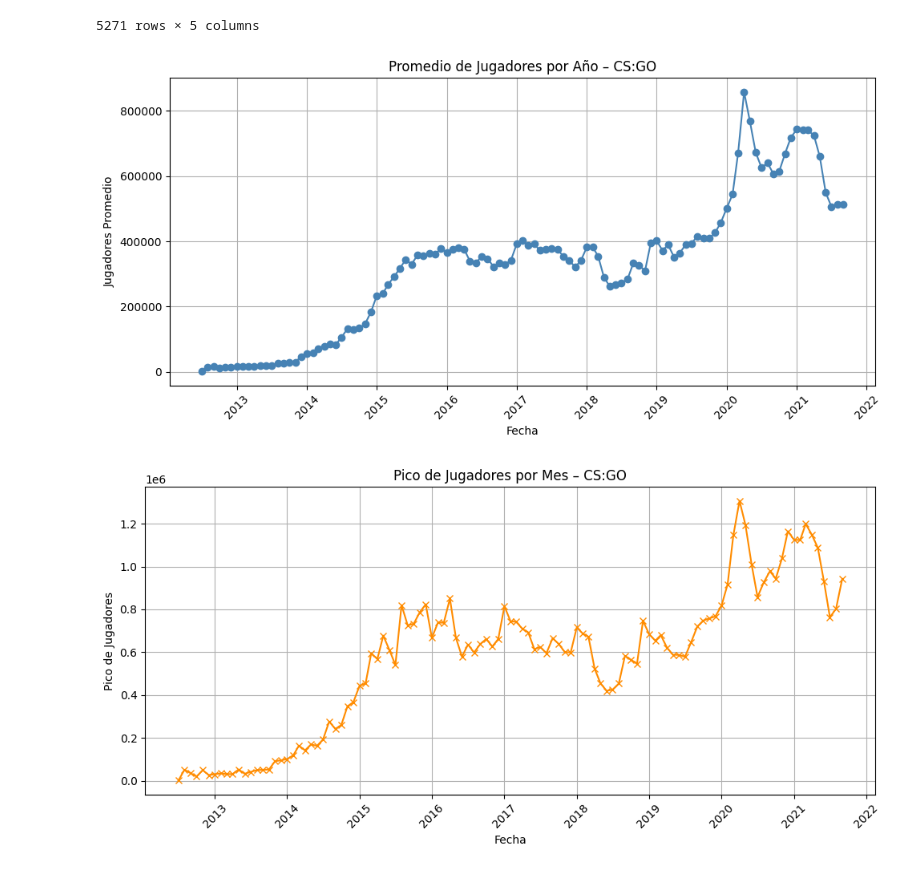
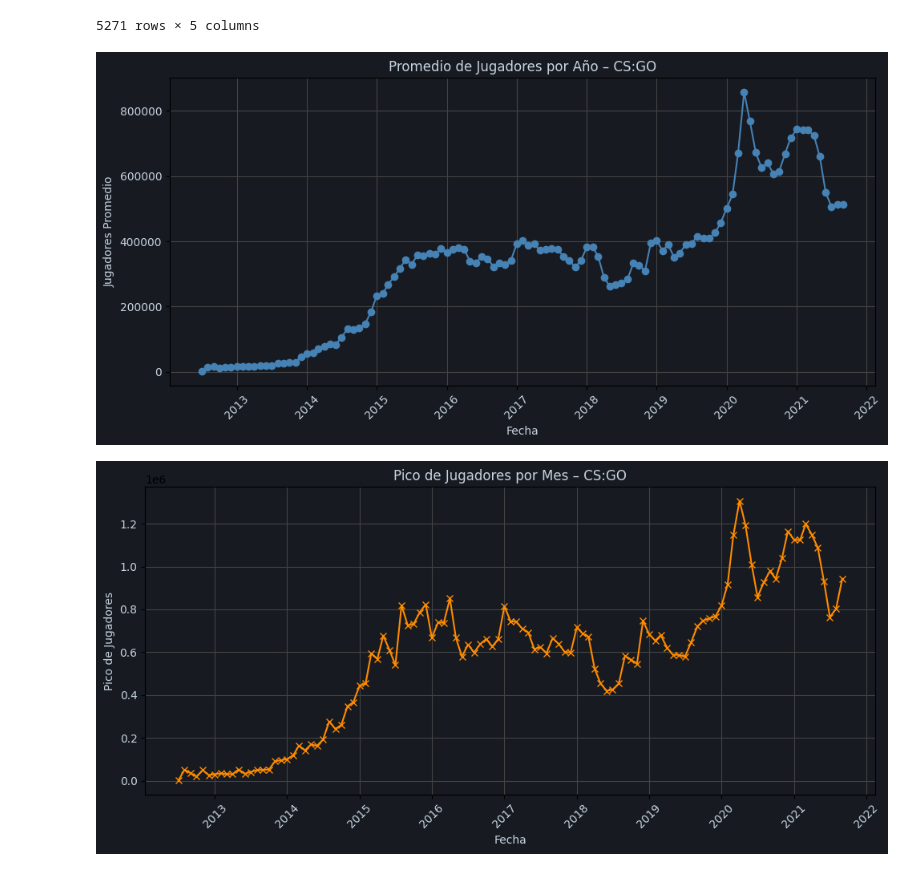
Before and after one commit to avilafelix998/big_data, a Jupyter notebook: backend/analisis.ipynb, the cells around one changed output. Drawn from its saved outputs; the diff is of its cells as text; code cells hidden in the pictures.

```diff
--- a/backend/analisis.ipynb
+++ b/backend/analisis.ipynb
@@ -114,26 +114,54 @@ df_csgo = df[df['Game_Name'] == "Counter Strike: Global Offensive"]
 df_csgo = df_csgo.sort_values(by='Date')
 
 plt.figure(figsize=(10, 5))
+
+# Gráfico de líneas
 plt.plot(df_csgo['Date'], df_csgo['Avg_players'], marker='o', color='steelblue')
-plt.title('Promedio de Jugadores por Año – CS:GO')
-plt.xlabel('Fecha')
-plt.ylabel('Jugadores Promedio')
-plt.grid(True)
-plt.xticks(rotation=45)
+
+# Título y etiquetas con color personalizado
+plt.title('Promedio de Jugadores por Año – CS:GO', color='#c7d5e0')
+plt.xlabel('Fecha', color='#c7d5e0')
+plt.ylabel('Jugadores Promedio', color='#c7d5e0')
+
+# Ejes con color
+plt.xticks(rotation=45, color='#c7d5e0')
+plt.yticks(color='#c7d5e0')
+
+# Fondo del gráfico y figura
+plt.gca().set_facecolor('#171a21')     # fondo del gráfico
+plt.gcf().set_facecolor('#171a21')     # fondo general
+
+# Grilla
+plt.grid(True, color='#444')
+
 plt.tight_layout()
 plt.show()
 # %% [output]
-[figure, old version]
+[figure, new version]
 # %%
 plt.figure(figsize=(10, 5))
+
+# Línea del gráfico
 plt.plot(df_csgo['Date'], df_csgo['Peak_Players'], marker='x', color='darkorange')
-plt.title('Pico de Jugadores por Mes – CS:GO')
-plt.xlabel('Fecha')
-plt.ylabel('Pico de Jugadores')
-plt.grid(True)
-plt.xticks(rotation=45)
+
+# Título y etiquetas en color personalizado
+plt.title('Pico de Jugadores por Mes – CS:GO', color='#c7d5e0')
+plt.xlabel('Fecha', color='#c7d5e0')
+plt.ylabel('Pico de Jugadores', color='#c7d5e0')
+
+# Ejes (números del eje x e y) en color personalizado
+plt.xticks(rotation=45, color='#c7d5e0')
+plt.yticks(color='#c7d5e0')
+
+# Fondo del gráfico y de la figura
+plt.gca().set_facecolor('#171a21')     # fondo del área del gráfico
+plt.gcf().set_facecolor('#171a21')     # fondo general
+
+# Grilla con color tenue
+plt.grid(True, color='#444')
+
 plt.tight_layout()
 plt.show()
 # %% [output]
-[figure, old version]
+[figure, new version]
 # %%
```
Also changed, not shown: parts of 2 cells of this notebook, 7 other files.
